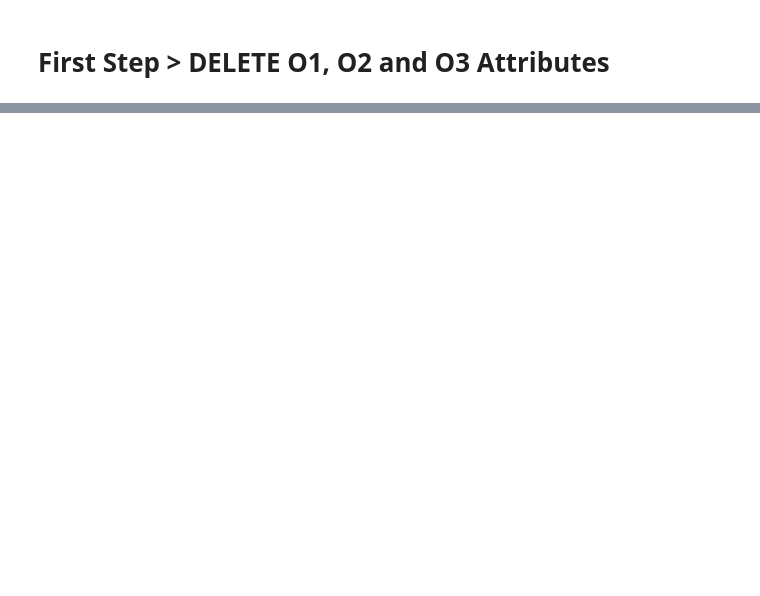
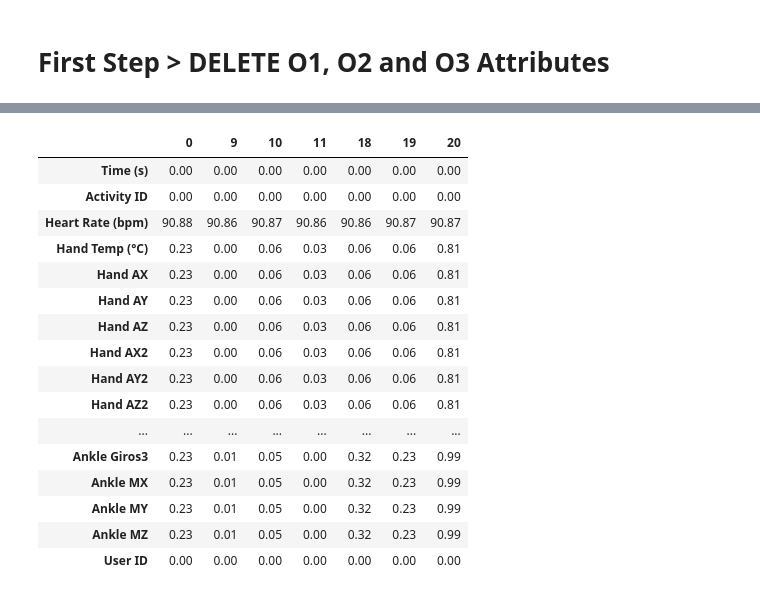
Before and after one commit to ijcernicharo/datamad18_ijcernicharo, a Jupyter notebook: final-project/my_project/FINAL PROJECT.ipynb, the cells around one changed output, grey strips where cells are left out. Saved outputs shown, nothing was run; the diff lists cells and outputs as text; code cells hidden in the pictures; blank space fills up the shorter version.

```diff
--- a/final-project/my_project/FINAL PROJECT.ipynb
+++ b/final-project/my_project/FINAL PROJECT.ipynb
@@ -118,4 +191,8 @@ final_data.isna().sum()
 final_cols = [e for e in final_data.columns.tolist() if not 'O' in e]
 df = final_data[final_cols]
 del final_data
+
+final_cols_op = [e for e in final_data_optional.columns.tolist() if not 'O' in e]
+df_op = final_data_optional[final_cols_op]
+del final_data_optional
 # %% [markdown]
@@ -152,0 +294,10 @@ display(missing_df_act)
+# %%
+counter = 0
+missing = []
+for item in df_op['User ID'].unique():
+    a = df_op[df_op['User ID'] == item]
+    print('User ID: ',item)
+    b = a.isna().sum()
+    if counter == 0:
+        ind = b.index.tolist()
+    missing.append(np.round(b.values*100/len(a),2))
@@ -152,0 +333,12 @@ display(missing_df_act)
+# %%
+counter = 0
+missing = []
+act_list_op = df_op['Activity ID'].unique()
+act_list_op.sort()
+for item in act_list_op:
+    a = df_op[df_op['Activity ID'] == item]
+    print('Activity ID: ',item)
+    b = a.isna().sum()
+    if counter == 0:
+        ind = b.index.tolist()
+    missing.append(np.round(b.values*100/len(a),2))
@@ -152,0 +353,21 @@ display(missing_df_act)
+# %%
+missing_df_act_op = pd.DataFrame(np.asarray(missing).T,columns=act_list_op,index=ind)
+display(missing_df_act_op)
+# %% [output]
+|  | 0 | 9 | 10 | 11 | 18 | 19 | 20 |
+| Time (s) | 0.00 | 0.00 | 0.00 | 0.00 | 0.00 | 0.00 | 0.00 |
+| Activity ID | 0.00 | 0.00 | 0.00 | 0.00 | 0.00 | 0.00 | 0.00 |
+| Heart Rate (bpm) | 90.88 | 90.86 | 90.87 | 90.86 | 90.86 | 90.87 | 90.87 |
+| Hand Temp (°C) | 0.23 | 0.00 | 0.06 | 0.03 | 0.06 | 0.06 | 0.81 |
+| Hand AX | 0.23 | 0.00 | 0.06 | 0.03 | 0.06 | 0.06 | 0.81 |
+| Hand AY | 0.23 | 0.00 | 0.06 | 0.03 | 0.06 | 0.06 | 0.81 |
+| Hand AZ | 0.23 | 0.00 | 0.06 | 0.03 | 0.06 | 0.06 | 0.81 |
+| Hand AX2 | 0.23 | 0.00 | 0.06 | 0.03 | 0.06 | 0.06 | 0.81 |
+| Hand AY2 | 0.23 | 0.00 | 0.06 | 0.03 | 0.06 | 0.06 | 0.81 |
+| Hand AZ2 | 0.23 | 0.00 | 0.06 | 0.03 | 0.06 | 0.06 | 0.81 |
+| ... | ... | ... | ... | ... | ... | ... | ... |
+| Ankle Giros3 | 0.23 | 0.01 | 0.05 | 0.00 | 0.32 | 0.23 | 0.99 |
+| Ankle MX | 0.23 | 0.01 | 0.05 | 0.00 | 0.32 | 0.23 | 0.99 |
+| Ankle MY | 0.23 | 0.01 | 0.05 | 0.00 | 0.32 | 0.23 | 0.99 |
+| Ankle MZ | 0.23 | 0.01 | 0.05 | 0.00 | 0.32 | 0.23 | 0.99 |
+| User ID | 0.00 | 0.00 | 0.00 | 0.00 | 0.00 | 0.00 | 0.00 |
```
Also changed, not shown: parts of 22 cells of this notebook.
